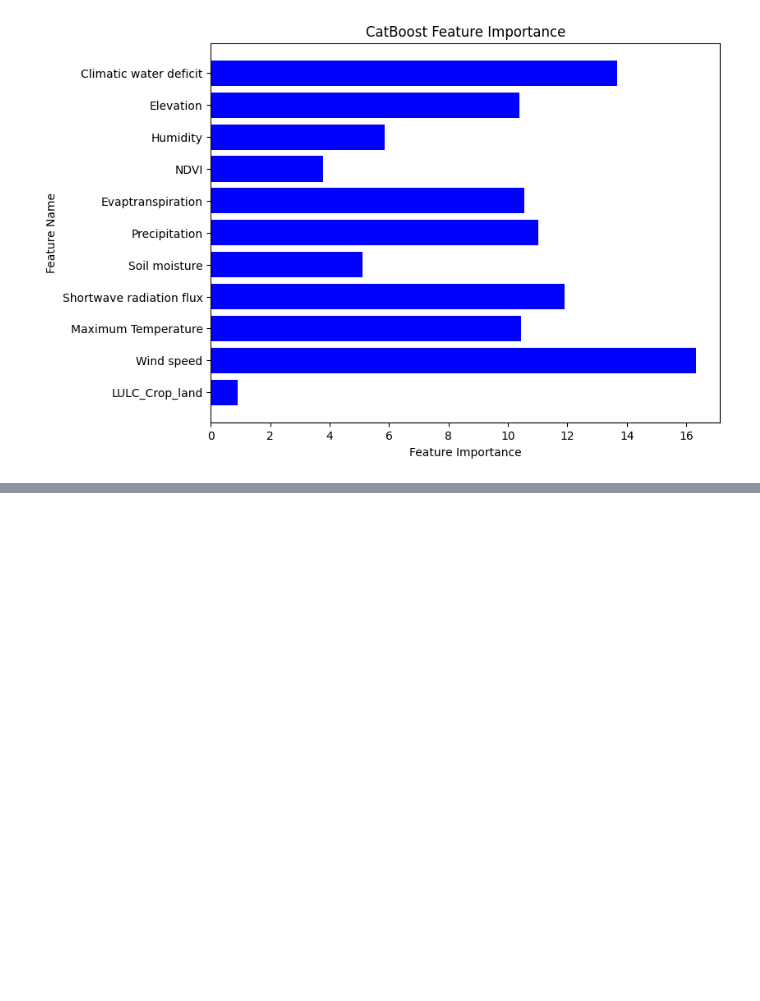
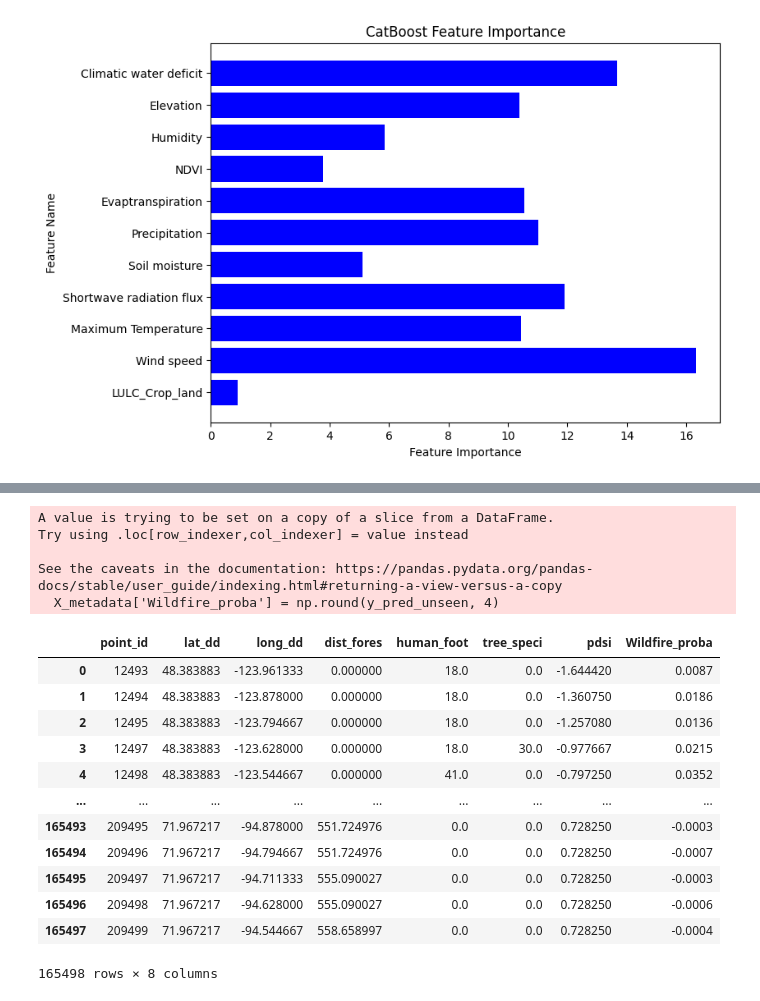
Before and after one commit to ashkanmosalla/WF_numerical_features, a Jupyter notebook: src/test_model.ipynb, the cells around one changed output, grey strips where cells are left out. Drawn from its saved outputs; the diff is of its cells as text; code cells hidden in the pictures; blank space fills up the shorter version.

```diff
--- a/src/test.ipynb
+++ b/src/test_model.ipynb
@@ -2873,0 +3038,60 @@ Test R² Score: 0.8191
+# %%
+import numpy as np
+import pandas as pd
+import joblib
+from catboost import CatBoostRegressor
+
+# ✅ Load the trained CatBoost model
+final_model = joblib.load("final_catboost_model.pkl")
+
+# Load preprocessed unseen dataset
+X_unseen = pd.read_csv('unseen_data_preprocessed_selected.csv')
+
+# Define predictive features (used in training)
+predictive_features = [
+    'Climatic water deficit', 'Elevation', 'Humidity',
+    'NDVI', 'Evaptranspiration', 'Precipitation', 'Soil moisture',
+    'Shortwave radiation flux', 'Maximum Temperature', 'Wind speed',
+    'LULC_Crop_land'
+]
+
+# Define metadata features (to keep for output)
+metadata_features = ['point_id', 'lat_dd', 'long_dd', 'dist_fores', 'human_foot', 'tree_speci', 'pdsi']
+
+# Separate metadata
+X_metadata = X_unseen[metadata_features]
+
+# Use only predictive features for the ML model
+X_unseen_final_selected = X_unseen[predictive_features]
+
+# Make predictions using the CatBoost model
+y_pred_unseen = final_model.predict(X_unseen_final_selected)
+
+# Add predictions to the metadata DataFrame
+X_metadata['Wildfire_proba'] = np.round(y_pred_unseen, 4)
+
+# Save the final selected results
+X_metadata.to_csv('wildfire_predictions_catboost.csv', index=False)
+# %% [output]
+A value is trying to be set on a copy of a slice from a DataFrame.
+Try using .loc[row_indexer,col_indexer] = value instead
+
+See the caveats in the documentation: https://pandas.pydata.org/pandas-docs/stable/user_guide/indexing.html#returning-a-view-versus-a-copy
+  X_metadata['Wildfire_proba'] = np.round(y_pred_unseen, 4)
+# %%
+pr4 = pd.read_csv('wildfire_predictions_catboost.csv')
+pr4
+# %% [output]
+|  | point_id | lat_dd | long_dd | dist_fores | human_foot | tree_speci | pdsi | Wildfire_proba |
+| 0 | 12493 | 48.383883 | -123.961333 | 0.000000 | 18.0 | 0.0 | -1.644420 | 0.0087 |
+| 1 | 12494 | 48.383883 | -123.878000 | 0.000000 | 18.0 | 0.0 | -1.360750 | 0.0186 |
+| 2 | 12495 | 48.383883 | -123.794667 | 0.000000 | 18.0 | 0.0 | -1.257080 | 0.0136 |
+| 3 | 12497 | 48.383883 | -123.628000 | 0.000000 | 18.0 | 30.0 | -0.977667 | 0.0215 |
+| 4 | 12498 | 48.383883 | -123.544667 | 0.000000 | 41.0 | 0.0 | -0.797250 | 0.0352 |
+| ... | ... | ... | ... | ... | ... | ... | ... | ... |
+| 165493 | 209495 | 71.967217 | -94.878000 | 551.724976 | 0.0 | 0.0 | 0.728250 | -0.0003 |
+| 165494 | 209496 | 71.967217 | -94.794667 | 551.724976 | 0.0 | 0.0 | 0.728250 | -0.0007 |
+| 165495 | 209497 | 71.967217 | -94.711333 | 555.090027 | 0.0 | 0.0 | 0.728250 | -0.0003 |
+| 165496 | 209498 | 71.967217 | -94.628000 | 555.090027 | 0.0 | 0.0 | 0.728250 | -0.0006 |
+| 165497 | 209499 | 71.967217 | -94.544667 | 558.658997 | 0.0 | 0.0 | 0.728250 | -0.0004 |
+165498 rows × 8 columns
```
Also changed, not shown: parts of 6 cells of this notebook, 1 other file.
